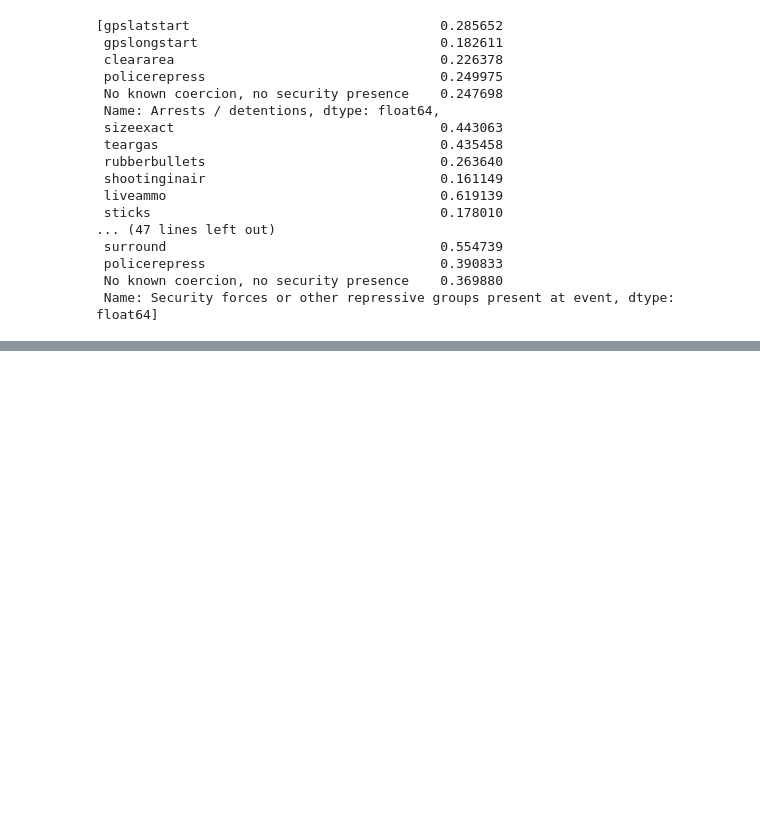
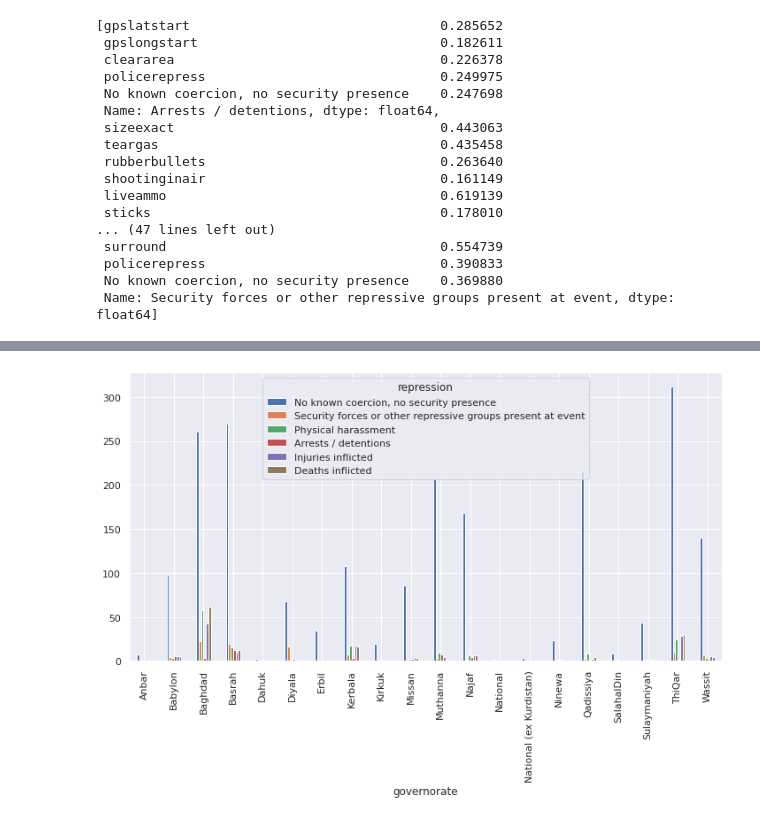
Before and after one commit to NoahDarwich/portest, a Jupyter notebook: notebooks/iraq_exploration.ipynb, the cells around one changed output, grey strips where cells are left out. Cells and saved outputs as stored; diff of their text form; code cells hidden in the pictures; blank space fills up the shorter version.

```diff
--- a/notebooks/iraq_exploration.ipynb
+++ b/notebooks/iraq_exploration.ipynb
@@ -243,0 +286,18 @@ highly_correlated_parameters
+# %%
+def future_plot(column, drop_non_violence=False):
+    ''' create a dataframe of 2 columns only'''
+    df = data[[column,'repression']].reset_index().drop(columns='recordnumber')
+
+    '''groupby the column'''
+    grouped_df = pd.DataFrame(df.groupby(column)['repression'].value_counts().unstack())
+    grouped_df = grouped_df.iloc[:, [3,5,4,0,2,1]]
+    if drop_non_violence == True:
+        non_violence = grouped_df.drop(columns='No known coercion, no security presence')
+        return non_violence.plot(kind='bar');
+    else:
+        return grouped_df.plot(kind='bar');
+# %%
+future_plot('governorate')
+plt.savefig('gov_repress.png')
+# %% [output]
+[figure, added]
```
Also changed, not shown: parts of 19 cells of this notebook.
